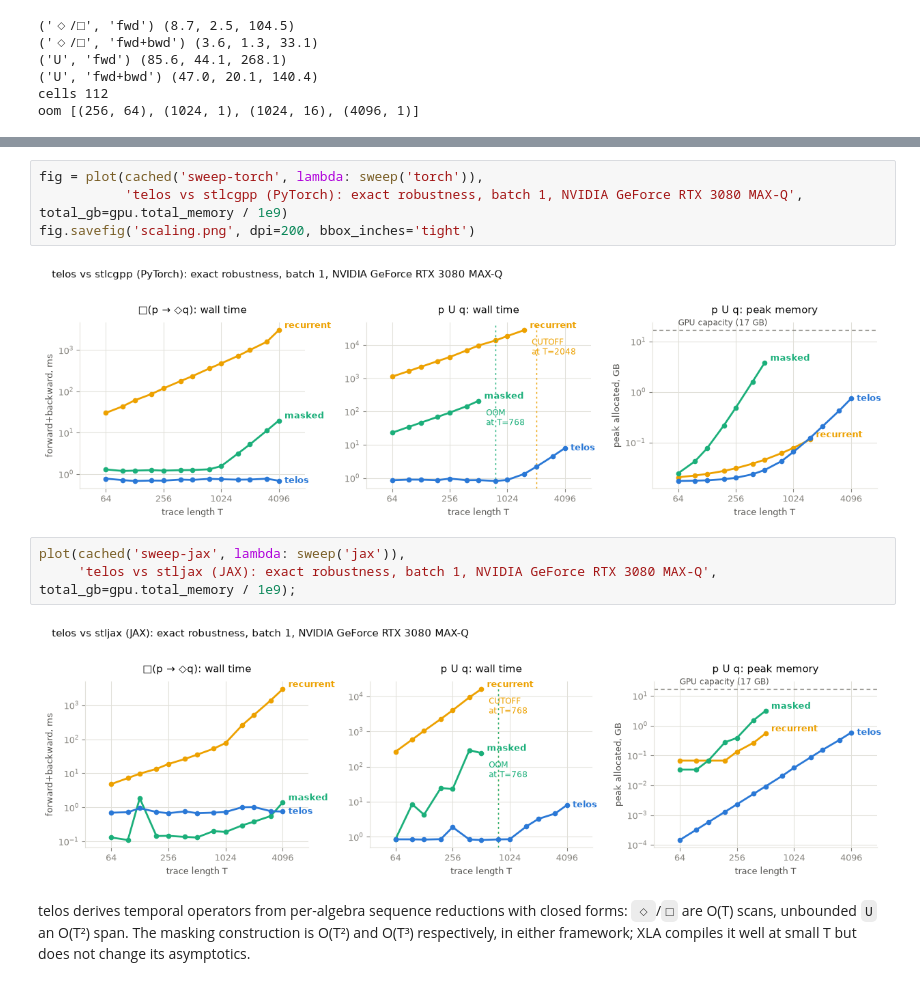
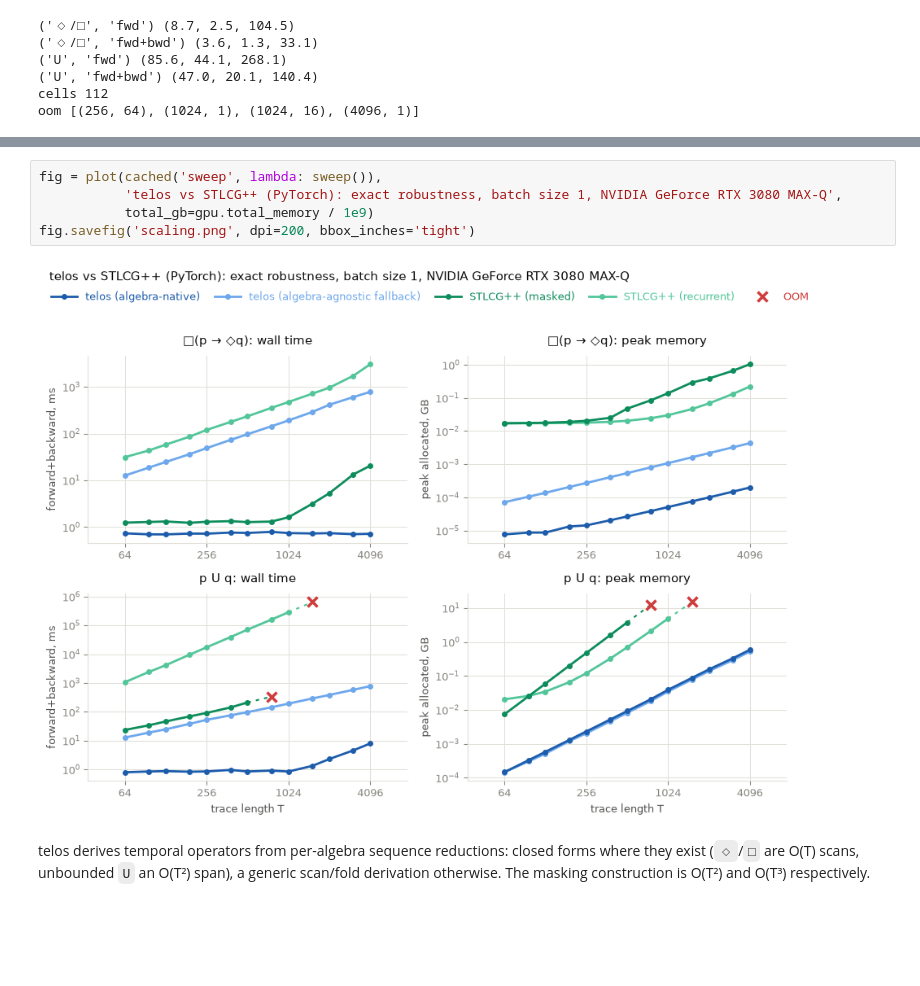
Before and after one commit to konstantinosKokos/telos, a Jupyter notebook: benchmarks/stlcgpp/benchmark.ipynb, the cells around one changed output, grey strips where cells are left out. Drawn from its saved outputs; the diff is of its cells as text; blank space fills up the shorter version.

Commit message:
better plot

```diff
--- a/benchmarks/stlcgpp/benchmark.ipynb
+++ b/benchmarks/stlcgpp/benchmark.ipynb
@@ -52,15 +61,11 @@ stops being measurable (OOM, or steady-state runtime past 30 s). `masked` is STL
 # %%
-fig = plot(cached('sweep-torch', lambda: sweep('torch')),
-           'telos vs stlcgpp (PyTorch): exact robustness, batch 1, NVIDIA GeForce RTX 3080 MAX-Q', total_gb=gpu.total_memory / 1e9)
+fig = plot(cached('sweep', lambda: sweep()),
+           'telos vs STLCG++ (PyTorch): exact robustness, batch size 1, NVIDIA GeForce RTX 3080 MAX-Q',
+           total_gb=gpu.total_memory / 1e9)
 fig.savefig('scaling.png', dpi=200, bbox_inches='tight')
 # %% [output]
-[figure, old version]
+[figure, new version]
-# %%
-plot(cached('sweep-jax', lambda: sweep('jax')),
-     'telos vs stljax (JAX): exact robustness, batch 1, NVIDIA GeForce RTX 3080 MAX-Q', total_gb=gpu.total_memory / 1e9);
-# %% [output]
-[figure, removed]
 # %% [markdown]
-telos derives temporal operators from per-algebra sequence reductions with closed forms:
-`◇`/`□` are O(T) scans, unbounded `U` an O(T²) span. The masking construction is O(T²) and O(T³)
-respectively, in either framework; XLA compiles it well at small T but does not change its asymptotics.
+telos derives temporal operators from per-algebra sequence reductions: closed forms where
+they exist (`◇`/`□` are O(T) scans, unbounded `U` an O(T²) span), a generic scan/fold
+derivation otherwise. The masking construction is O(T²) and O(T³) respectively.
```
Also changed, not shown: parts of 3 cells of this notebook, 4 other files.
